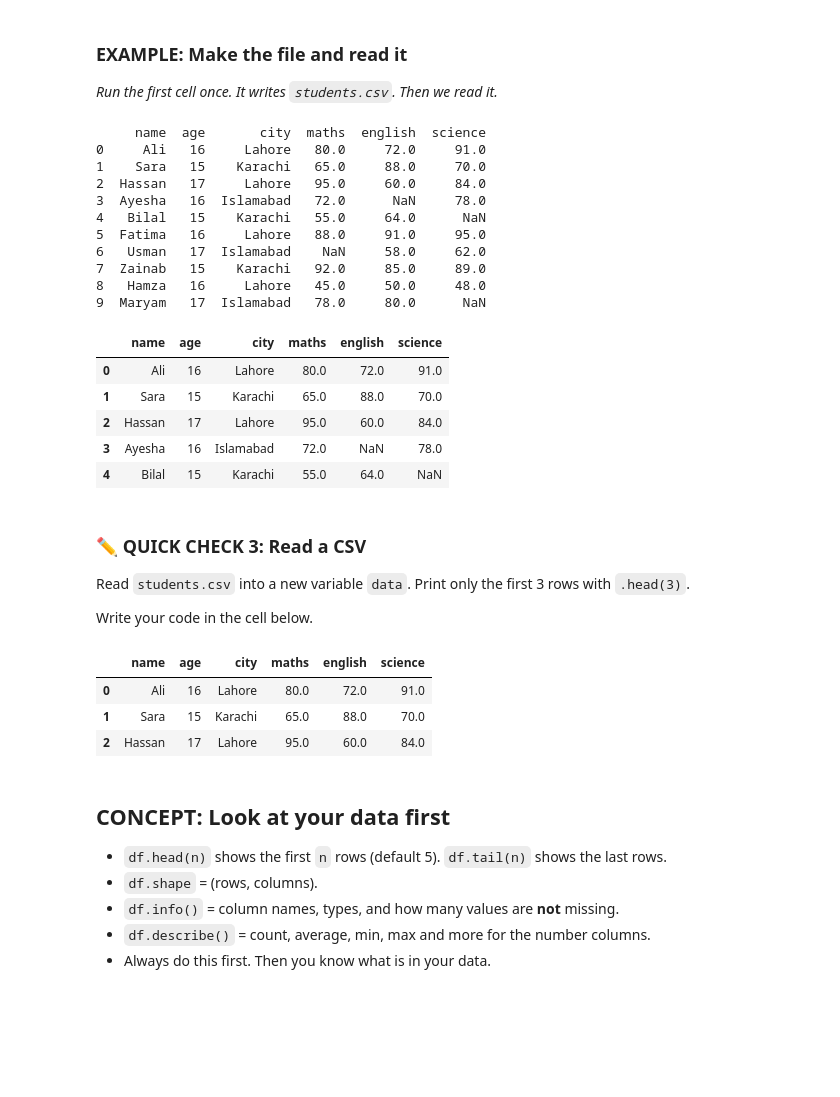
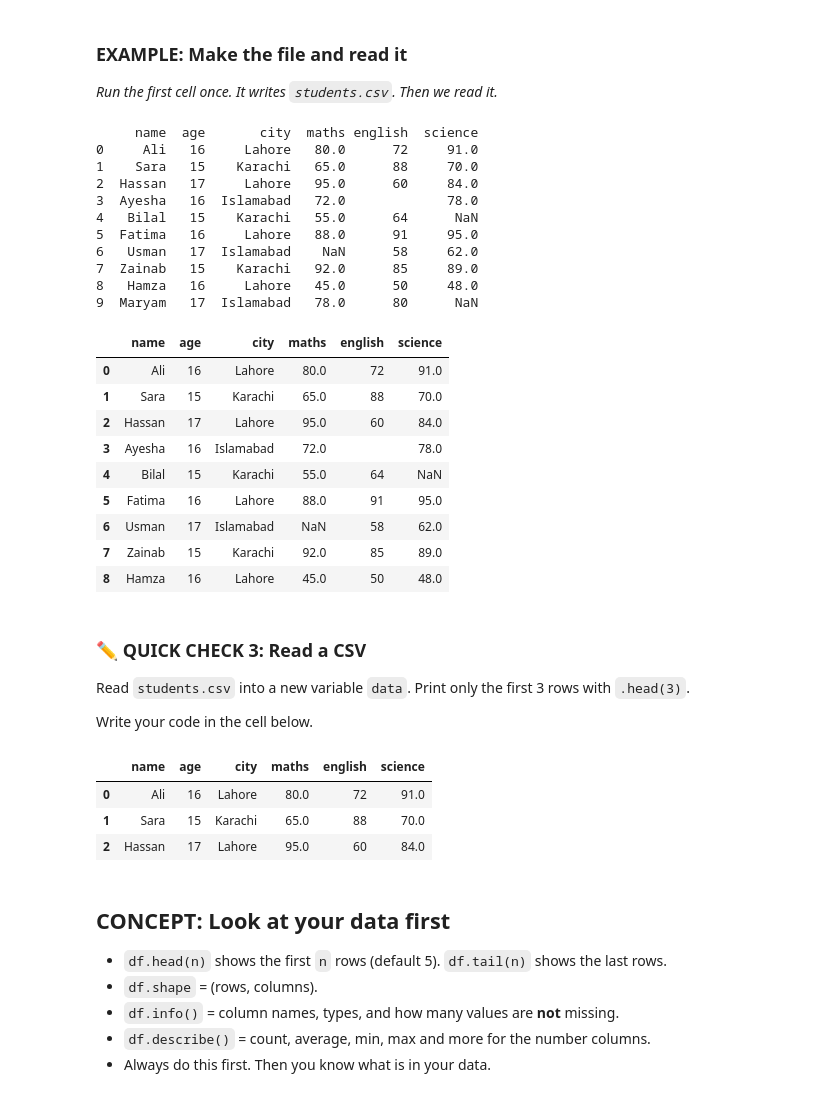
Before and after one commit to amnarashid14/Python-for-AI, a Jupyter notebook: notebooks/Week 3/Day 14/Day_14_Pandas_I.ipynb, the cells around one changed output. Saved outputs shown, nothing was run; the diff lists cells and outputs as text; code cells hidden in the pictures; blank space fills up the shorter version.

```diff
--- a/notebooks/Week 3/Day 14/Day_14_Pandas_I.ipynb
+++ b/notebooks/Week 3/Day 14/Day_14_Pandas_I.ipynb
@@ -120,26 +140,29 @@ with open("students.csv", "w") as f:
 # %%
 df = pd.read_csv("students.csv")
 print(df)
-
-df.head()
+df.head(-1)
 # %% [output]
-     name  age       city  maths  english  science
-0     Ali   16     Lahore   80.0     72.0     91.0
-1    Sara   15    Karachi   65.0     88.0     70.0
-2  Hassan   17     Lahore   95.0     60.0     84.0
-3  Ayesha   16  Islamabad   72.0      NaN     78.0
-4   Bilal   15    Karachi   55.0     64.0      NaN
-5  Fatima   16     Lahore   88.0     91.0     95.0
-6   Usman   17  Islamabad    NaN     58.0     62.0
-7  Zainab   15    Karachi   92.0     85.0     89.0
-8   Hamza   16     Lahore   45.0     50.0     48.0
-9  Maryam   17  Islamabad   78.0     80.0      NaN
+     name  age       city  maths english  science
+0     Ali   16     Lahore   80.0      72     91.0
+1    Sara   15    Karachi   65.0      88     70.0
+2  Hassan   17     Lahore   95.0      60     84.0
+3  Ayesha   16  Islamabad   72.0             78.0
+4   Bilal   15    Karachi   55.0      64      NaN
+5  Fatima   16     Lahore   88.0      91     95.0
+6   Usman   17  Islamabad    NaN      58     62.0
+7  Zainab   15    Karachi   92.0      85     89.0
+8   Hamza   16     Lahore   45.0      50     48.0
+9  Maryam   17  Islamabad   78.0      80      NaN
 |  | name | age | city | maths | english | science |
-| 0 | Ali | 16 | Lahore | 80.0 | 72.0 | 91.0 |
-| 1 | Sara | 15 | Karachi | 65.0 | 88.0 | 70.0 |
-| 2 | Hassan | 17 | Lahore | 95.0 | 60.0 | 84.0 |
-| 3 | Ayesha | 16 | Islamabad | 72.0 | NaN | 78.0 |
-| 4 | Bilal | 15 | Karachi | 55.0 | 64.0 | NaN |
+| 0 | Ali | 16 | Lahore | 80.0 | 72 | 91.0 |
+| 1 | Sara | 15 | Karachi | 65.0 | 88 | 70.0 |
+| 2 | Hassan | 17 | Lahore | 95.0 | 60 | 84.0 |
+| 3 | Ayesha | 16 | Islamabad | 72.0 |  | 78.0 |
+| 4 | Bilal | 15 | Karachi | 55.0 | 64 | NaN |
+| 5 | Fatima | 16 | Lahore | 88.0 | 91 | 95.0 |
+| 6 | Usman | 17 | Islamabad | NaN | 58 | 62.0 |
+| 7 | Zainab | 15 | Karachi | 92.0 | 85 | 89.0 |
+| 8 | Hamza | 16 | Lahore | 45.0 | 50 | 48.0 |
 # %% [markdown]
 ### ✏️ QUICK CHECK 3: Read a CSV
 
@@ -148,12 +171,13 @@ Read `students.csv` into a new variable `data`. Print only the first 3 rows with
 Write your code in the cell below.
 # %%
 # Write your code here
-df.head(3)
+new_df = pd.read_csv("students.csv")
+new_df.head(3)
 # %% [output]
 |  | name | age | city | maths | english | science |
-| 0 | Ali | 16 | Lahore | 80.0 | 72.0 | 91.0 |
-| 1 | Sara | 15 | Karachi | 65.0 | 88.0 | 70.0 |
-| 2 | Hassan | 17 | Lahore | 95.0 | 60.0 | 84.0 |
+| 0 | Ali | 16 | Lahore | 80.0 | 72 | 91.0 |
+| 1 | Sara | 15 | Karachi | 65.0 | 88 | 70.0 |
+| 2 | Hassan | 17 | Lahore | 95.0 | 60 | 84.0 |
 # %% [markdown]
 ## CONCEPT: Look at your data first
 
```
Also changed, not shown: parts of 18 cells of this notebook, 1 other file.
